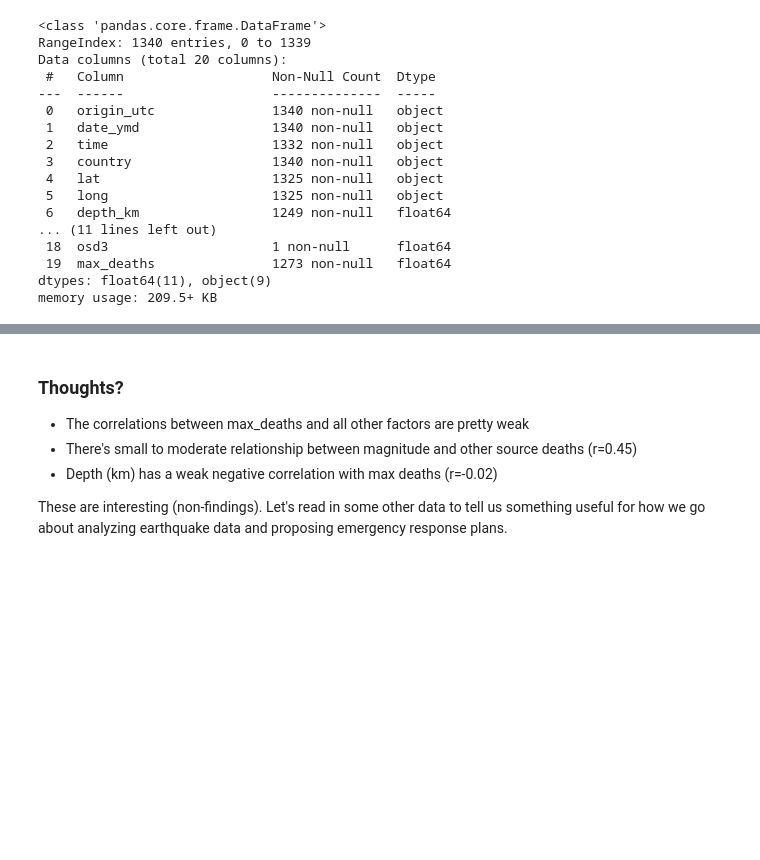
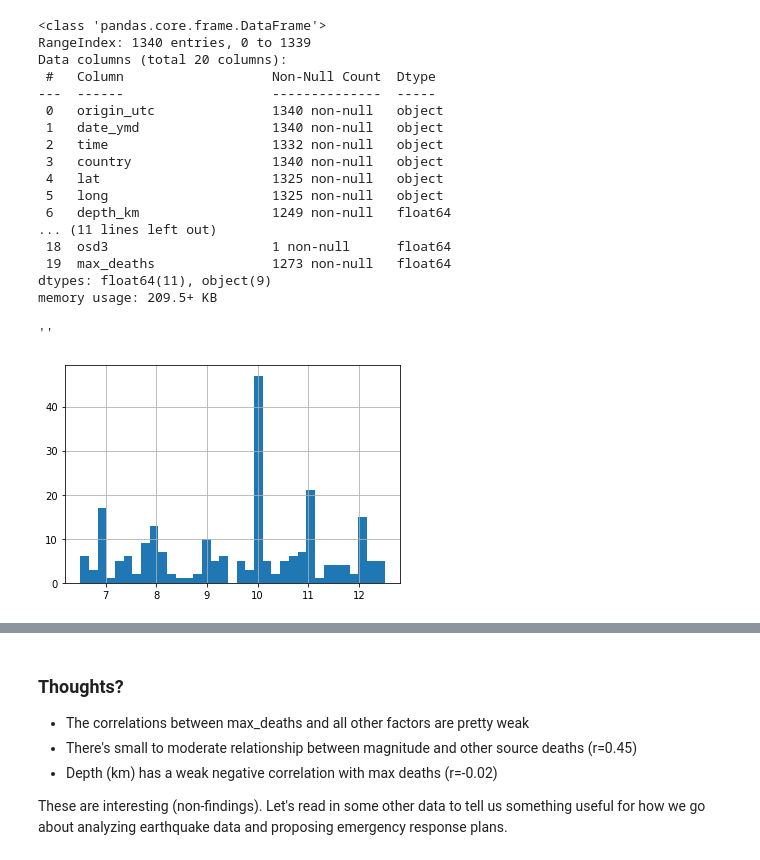
Before and after one commit to ocnrandolph/TNEG_Earthquakes, a Jupyter notebook: notebooks/dq3-Earthquakes-Part-1-Explore.ipynb, the cells around one changed output, grey strips where cells are left out. Drawn from its saved outputs; the diff is of its cells as text; code cells hidden in the pictures; blank space fills up the shorter version.

Commit message:
added histograms for magnitude, depth, and shake risk

```diff
--- a/notebooks/dq3-Earthquakes-Part-1-Explore.ipynb
+++ b/notebooks/dq3-Earthquakes-Part-1-Explore.ipynb
@@ -54,3 +54,9 @@ Data columns (total 20 columns):
  19  max_deaths               1273 non-null   float64
 dtypes: float64(11), object(9)
 memory usage: 209.5+ KB
+# %%
+earthquakes['depth_km'].hist(bins = 35, range=[6.5, 12.5])
+;
+# %% [output]
+''
+[figure, added]
```
Also changed, not shown: parts of 10 cells of this notebook, 3 other files.
